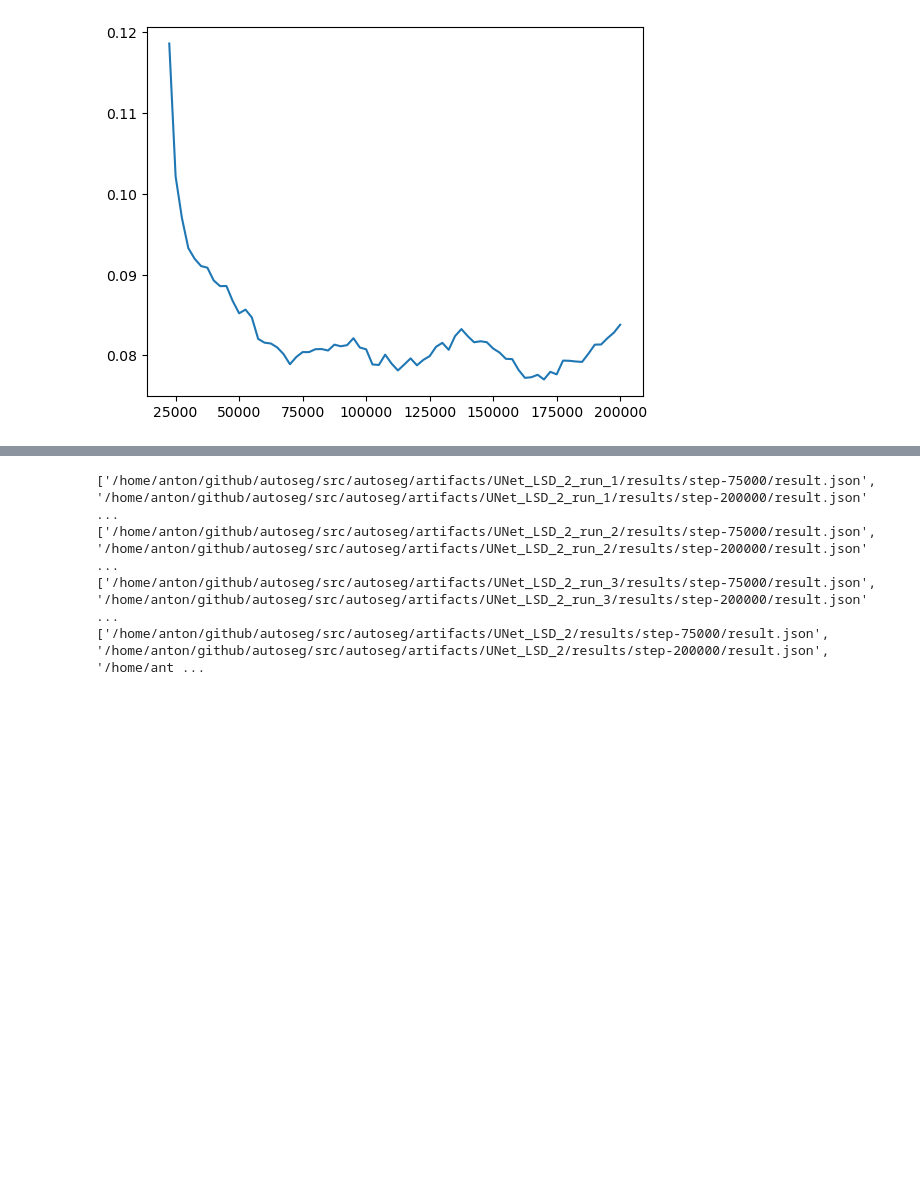
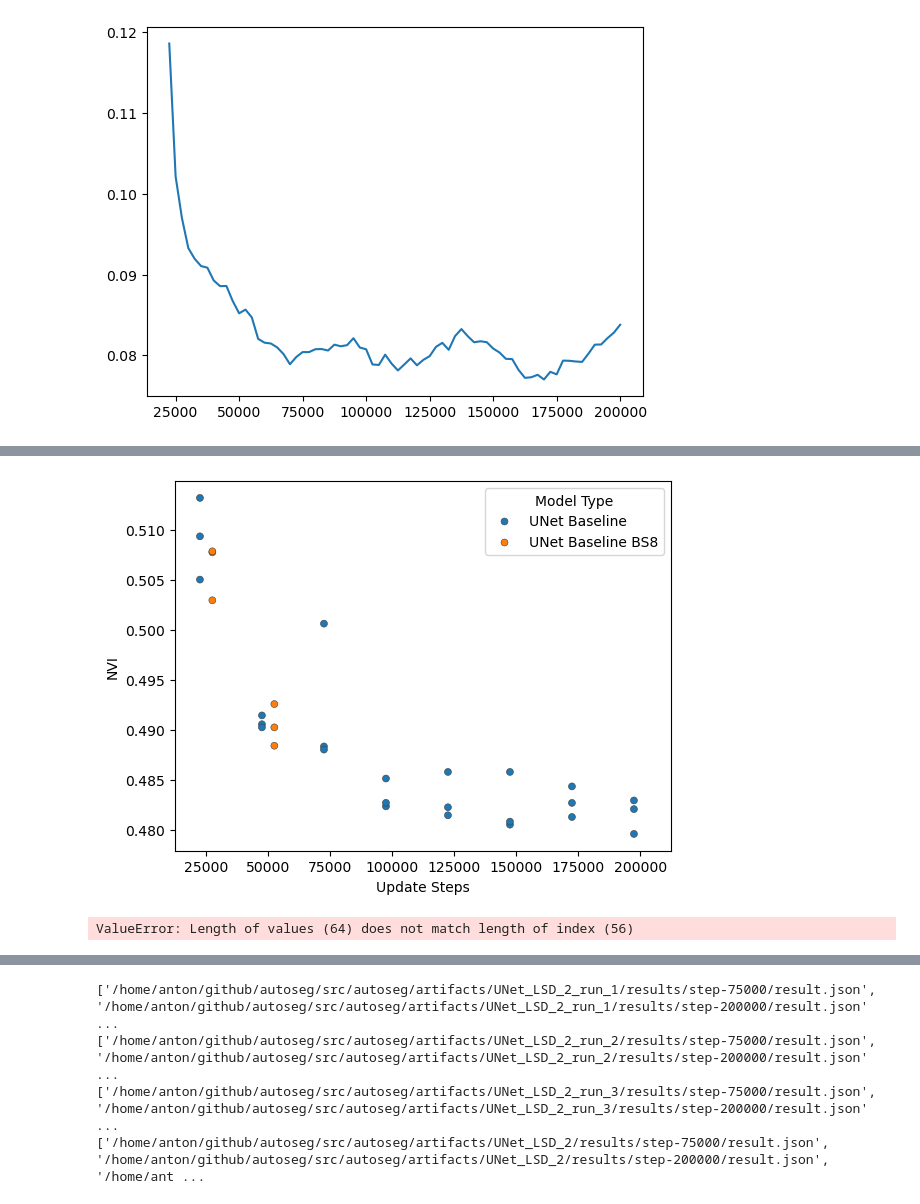
Before and after one commit to anforsm/autoseg, a Jupyter notebook: src/autoseg/results.ipynb, the cells around one changed output, grey strips where cells are left out. Cells and saved outputs as stored; diff of their text form; code cells hidden in the pictures; blank space fills up the shorter version.

```diff
--- a/src/autoseg/results.ipynb
+++ b/src/autoseg/results.ipynb
@@ -62,3 +72,32 @@ def get_metrics_for_model(model_name):
     "voi_sum": voi_sum,
     "nvi_sum": nvi_sum
   }
+# %%
+import pandas as pd
+def create_dataframe(models):
+  metrics_example = get_metrics_for_model(models[list(models.keys())[0]][0])
+  df = pd.DataFrame(columns=["Model Type", "Run", "Run Name"] + list(metrics_example.keys()))
+  for group_name, group in models.items():
+    for model_i, model in enumerate(group):
+      metrics = get_metrics_for_model(model)
+      for i, checkpoint in enumerate(metrics["checkpoints"]):
+        df.loc[len(df)] = [group_name, model_i, model] + [metrics[key][i] for key in metrics.keys()]
+  return df
+# %%
+c = {
+  "skel_mods": "MCM",
+  "checkpoints": "Update Steps",
+  "voi_sum": "VOI",
+  "nvi_sum": "NVI"
+}
+# %%
+graph_conf = {
+  "UNet Baseline": ["UNet baseline run 1 old", "UNet baseline run 2 old", "UNet baseline run 3 old"],#, "UNet baseline 2"],
+  "UNet Baseline BS8": ["UNet baseline BS8 run 1", "UNet baseline BS8 run 2", "UNet baseline BS8 run 3"],#, "UNet baseline 2"],
+  #"UNet Baseline with LSDs": ["UNet LSD 2 run 1", "UNet LSD 2 run 2", "UNet LSD 2 run 3"],#, "UNet LSD 2"],
+
+  #"UNet+ with LSDs": ["UNet LSD GELU LayerNorm run 1", "UNet LSD GELU LayerNorm run 2", "UNet LSD GELU LayerNorm run 3"]
+}
+baseline = create_dataframe(graph_conf)
+baseline.rename(columns=c, inplace=True)
+;
@@ -64,0 +113,15 @@ def get_metrics_for_model(model_name):
+# %%
+#fig, ax = plt.subplots()
+#sns.lineplot(data=baseline, x="checkpoints", y="nvi_sum", hue="Model Type", errorbar=("sd", 0.5), ax=ax)
+
+#sns.stripplot(data=baseline, x=c["checkpoints"], y=c["skel_mods"], hue="Model Type", dodge=True, jitter=0, linewidth=0.4, style="Run")
+sns.stripplot(data=baseline, x=c["checkpoints"], y=c["nvi_sum"], hue="Model Type", dodge=True, jitter=0, linewidth=0.4)
+#plt.legend(labels=list(graph_conf.keys()))
+plt.show()
+
+#sns.swarmplot(data=baseline, x="checkpoints", y="nvi_sum", hue="Model Type", dodge=True)
+#sns.lineplot(data=baseline, x="checkpoints", y="nvi_sum", hue="Model Type", errorbar=("sd", 0.5), ax=ax)
+
+#sns.scatterplot(data=baseline, x=c["checkpoints"], y="nvi_sum", hue="Model Type", style="Run")
+# %% [output]
+[figure, added]
@@ -65,3 +131,37 @@ def get_metrics_for_model(model_name):
+# %%
+import matplotlib.pyplot as plt
+import seaborn as sns
+import pandas as pd
+
+# Create a copy of the dataframe to manipulate the x-values for the strip plot
+baseline_copy = baseline.copy()
+# Define the width of each category group
+width = 0.2
+# Calculate the number of categories
+num_categories = len(baseline_copy['checkpoints'].unique())
+# Create a list to store the adjusted x-values
+new_x_values = []
+
+# Iterate over each unique category value
+for i, category in enumerate(baseline_copy['checkpoints'].unique()):
+    # Calculate the new x-values for the strip plot
+    new_x_values.extend([i + width * (j - 0.5) for j in range(num_categories)])
+
+# Add the adjusted x-values to the dataframe
+baseline_copy['adjusted_checkpoints'] = new_x_values
+
+# Create the plot
+fig, ax = plt.subplots()
+
+# Line plot
+sns.lineplot(data=baseline, x="checkpoints", y="skel_mods", hue="Model Type", err_style="bars", ci="sd", ax=ax)
+
+# Strip plot with adjusted x-values
+sns.stripplot(data=baseline_copy, x="adjusted_checkpoints", y="skel_mods", hue="Model Type", dodge=True, ax=ax, alpha=0.5)A
+
+plt.show()
+# %% [output]
+ValueError: Length of values (64) does not match length of index (56)
 # %%
 def compare_models(models, metric, scatter=False):
   for model in models:
```
Also changed, not shown: parts of 8 cells of this notebook, 4 other files.
